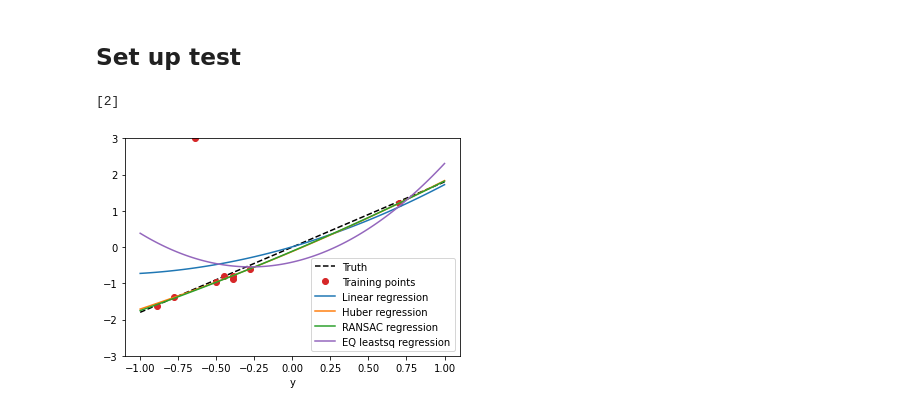
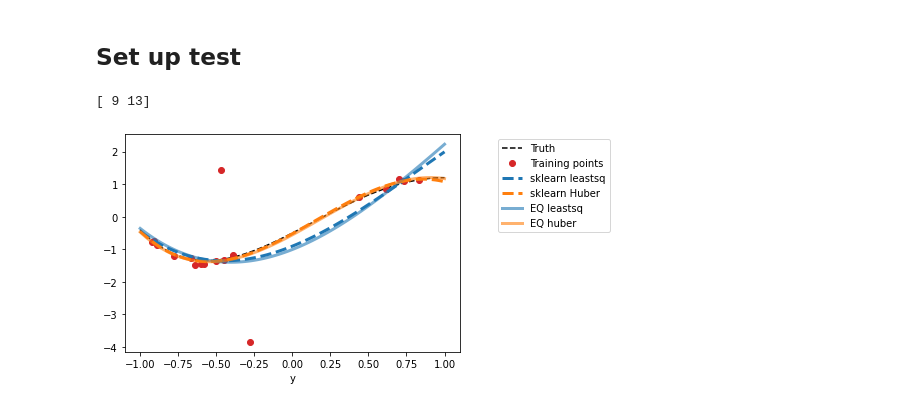
Before and after one commit to ascillitoe/EQ-live, a Jupyter notebook: Prototyping/ML_regression/robust_regression/robust_regression_scrapbook.ipynb, the cells around one changed output. Drawn from its saved outputs; the diff is of its cells as text; code cells hidden in the pictures.

Commit message:
Boston housing and updated robust regression

```diff
--- a/Prototyping/ML_regression/robust_regression/robust_regression_scrapbook.ipynb
+++ b/Prototyping/ML_regression/robust_regression/robust_regression_scrapbook.ipynb
@@ -15,11 +15,11 @@ import matplotlib.pyplot as plt
 # %% [markdown]
 ## Set up test
 # %%
-#our_function = lambda x:  0.3*x**4 -1.6*x**3 +0.6*x**2 +2.4*x - 0.5
-our_function = lambda x:  1.8*x
+our_function = lambda x:  (0.3*x**4 -1.6*x**3 +0.6*x**2 +2.4*x - 0.5)*1
+#our_function = lambda x:  1.8*x
 # %%
-N = 10 # number of training points (note, some will be removed below)
-n = 2 # degree of polynomial
+N = 20 # number of training points (note, some will be removed below)
+n = 3 # degree of polynomial
 state = 15
 
 x = np.sort((2*np.random.RandomState(state).rand(N,1)-1),axis=0)
@@ -30,11 +30,12 @@ x = np.delete(x,pos)[:,None].squeeze()
 y = np.delete(y,pos)[:,None].squeeze()
 
 # outliers!
-nout = 1
+nout = 2
 index = np.random.RandomState(state).choice(len(y),nout,replace=False)
 print(index)
 #y[index] += np.random.uniform(-1,1,nout,random_state=42)*4
-y[index] = 3
+y[index[0]] += 2.8
+y[index[1]] -= 2.8
 
 N = len(x)
 
@@ -45,43 +46,50 @@ x = x.reshape(-1,1)
 xtest = np.linspace(-1,1,100).reshape(-1,1)
 ytest = our_function(xtest)
 # %% [output]
-[2]
+[ 9 13]
 # %%
 plt.plot(xtest,ytest,'k--',label='Truth')
 plt.plot(x,y,'oC3',label='Training points')
 
 from sklearn.linear_model import LinearRegression, HuberRegressor, RANSACRegressor
 from sklearn.preprocessing import PolynomialFeatures
 from sklearn.pipeline import make_pipeline
 
 model = make_pipeline(PolynomialFeatures(n), LinearRegression())
 model.fit(x,y)
 ypred = model.predict(xtest)
-plt.plot(xtest,ypred,'C0-',label='Linear regression')
+plt.plot(xtest,ypred,'C0--',label='sklearn leastsq',lw=3)
 
-model = make_pipeline(PolynomialFeatures(n), HuberRegressor())
+model = make_pipeline(PolynomialFeatures(n), HuberRegressor(epsilon=1.35,alpha=0))
 model.fit(x,y)
 ypred = model.predict(xtest)
-plt.plot(xtest,ypred,'C1-',label='Huber regression')
+plt.plot(xtest,ypred,'C1--',label='sklearn Huber',lw=3)
 
-model = make_pipeline(PolynomialFeatures(n), RANSACRegressor())
-model.fit(x,y)
-ypred = model.predict(xtest)
-plt.plot(xtest,ypred,'C2-',label='RANSAC regression')
+#model = make_pipeline(PolynomialFeatures(n), RANSACRegressor())
+#model.fit(x,y)
+#ypred = model.predict(xtest)
+#plt.plot(xtest,ypred,'C2--',label='sklearn RANSAC',alpha=0.6,lw=3)
 
 from equadratures import *
-param = Parameter(distribution='uniform', lower=-1, upper=1, order=2)
+param = Parameter(distribution='uniform', lower=-1, upper=1, order=n)
 basis = Basis('univariate')
 poly = Poly(parameters=param, basis=basis, method='least-squares', \
               sampling_args= {'mesh': 'user-defined', 'sample-points':x.reshape(-1,1), 'sample-outputs': y.reshape(-1,1)})
 poly.set_model()
 ypred = poly.get_polyfit(xtest.reshape(-1,1))
-plt.plot(xtest,ypred,'C4-',label='EQ leastsq regression')
+plt.plot(xtest,ypred,'C0-',label='EQ leastsq',lw=3,alpha=0.6)
 
-plt.ylim([-3,3])
+poly = Poly(parameters=param, basis=basis, method='huber', \
+              sampling_args= {'mesh': 'user-defined', 'sample-points':x.reshape(-1,1), 'sample-outputs': y.reshape(-1,1)},
+           solver_args={'param1':1.35})
+poly.set_model()
+ypred = poly.get_polyfit(xtest.reshape(-1,1))
+plt.plot(xtest,ypred,'C1-',label='EQ huber',lw=3,alpha=0.6)
+
+#plt.ylim([-3,3])
 plt.xlabel('x')
 plt.xlabel('y')
-plt.legend()
+plt.legend(bbox_to_anchor=(1.1, 1))
 plt.show()
 # %% [output]
-[figure, old version]
+[figure, new version]
```
Also changed, not shown: parts of 1 cell of this notebook, 2 other files.
